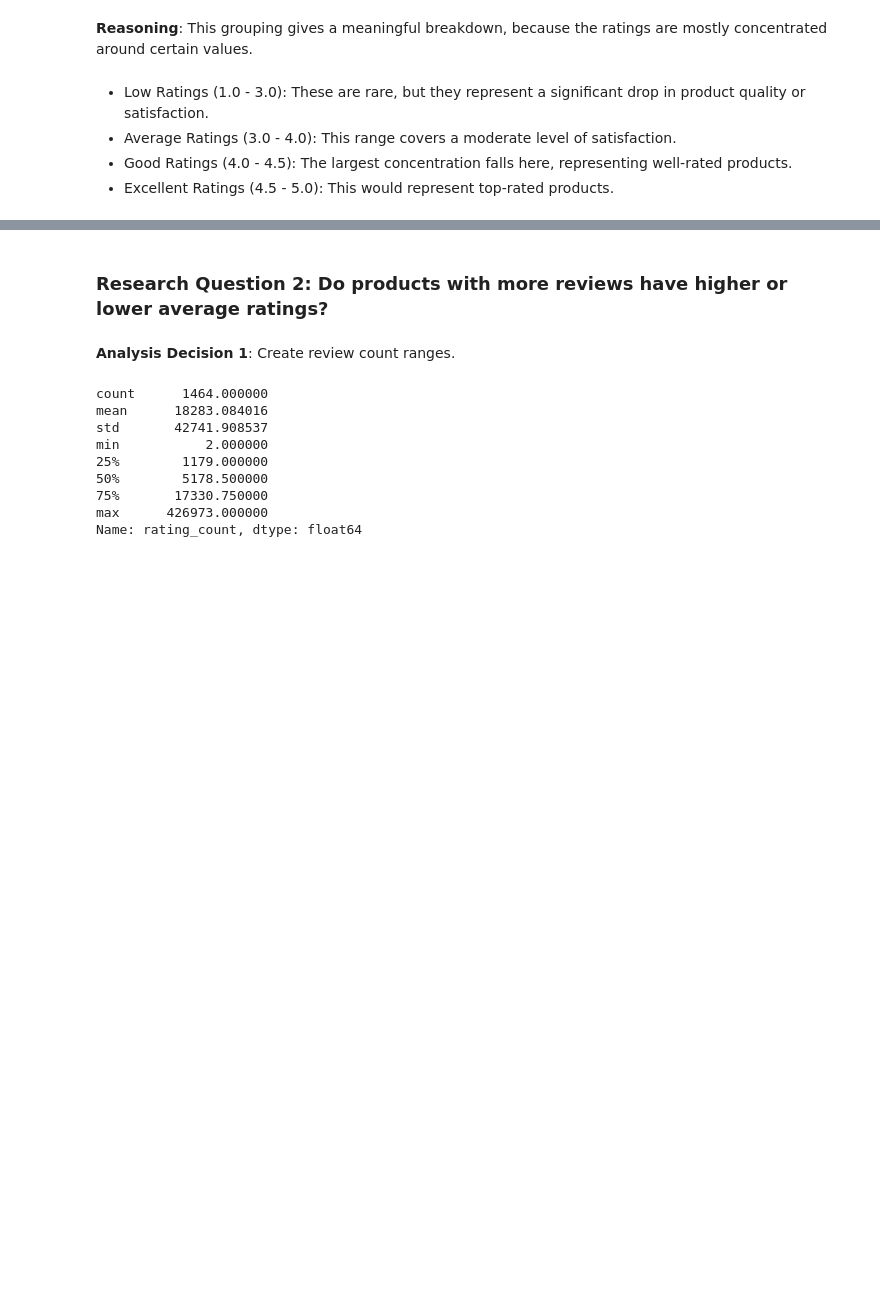
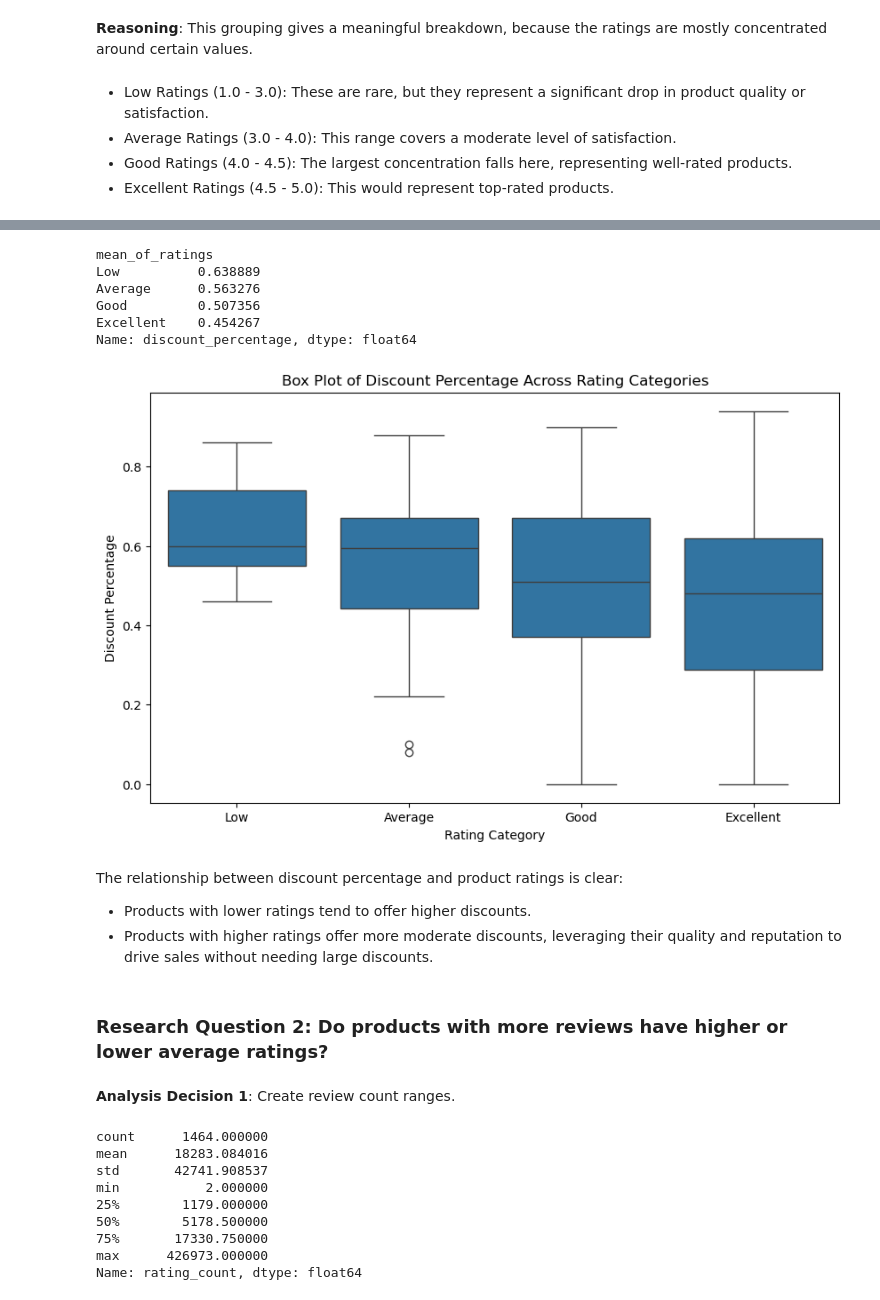
Before and after one commit to haule687/Data-Analyst-Capstone-Amazon-Products, a Jupyter notebook: Investigate_a_Dataset.ipynb, the cells around one changed output, grey strips where cells are left out. Drawn from its saved outputs; the diff is of its cells as text; code cells hidden in the pictures; blank space fills up the shorter version.

```diff
--- a/Investigate_a_Dataset.ipynb
+++ b/Investigate_a_Dataset.ipynb
@@ -694,3 +686,26 @@ dtype: float64
+# %%
+discount_vs_rating = split_category_df.groupby('mean_of_ratings')['discount_percentage'].mean()
+print(discount_vs_rating)
+# %% [output]
+mean_of_ratings
+Low          0.638889
+Average      0.563276
+Good         0.507356
+Excellent    0.454267
+Name: discount_percentage, dtype: float64
+# %%
+plt.figure(figsize=(10,6))
+sns.boxplot(x='mean_of_ratings', y='discount_percentage', data=split_category_df)
+plt.title('Box Plot of Discount Percentage Across Rating Categories')
+plt.xlabel('Rating Category')
+plt.ylabel('Discount Percentage')
+plt.show()
+# %% [output]
+[figure, added]
+# %% [markdown]
+The relationship between discount percentage and product ratings is clear:
+- Products with lower ratings tend to offer higher discounts.
+- Products with higher ratings offer more moderate discounts, leveraging their quality and reputation to drive sales without needing large discounts.
 # %% [markdown]
 ### Research Question 2:  Do products with more reviews have higher or lower average ratings?
 # %% [markdown]
```
Also changed, not shown: parts of 69 cells of this notebook, 5 other files.
